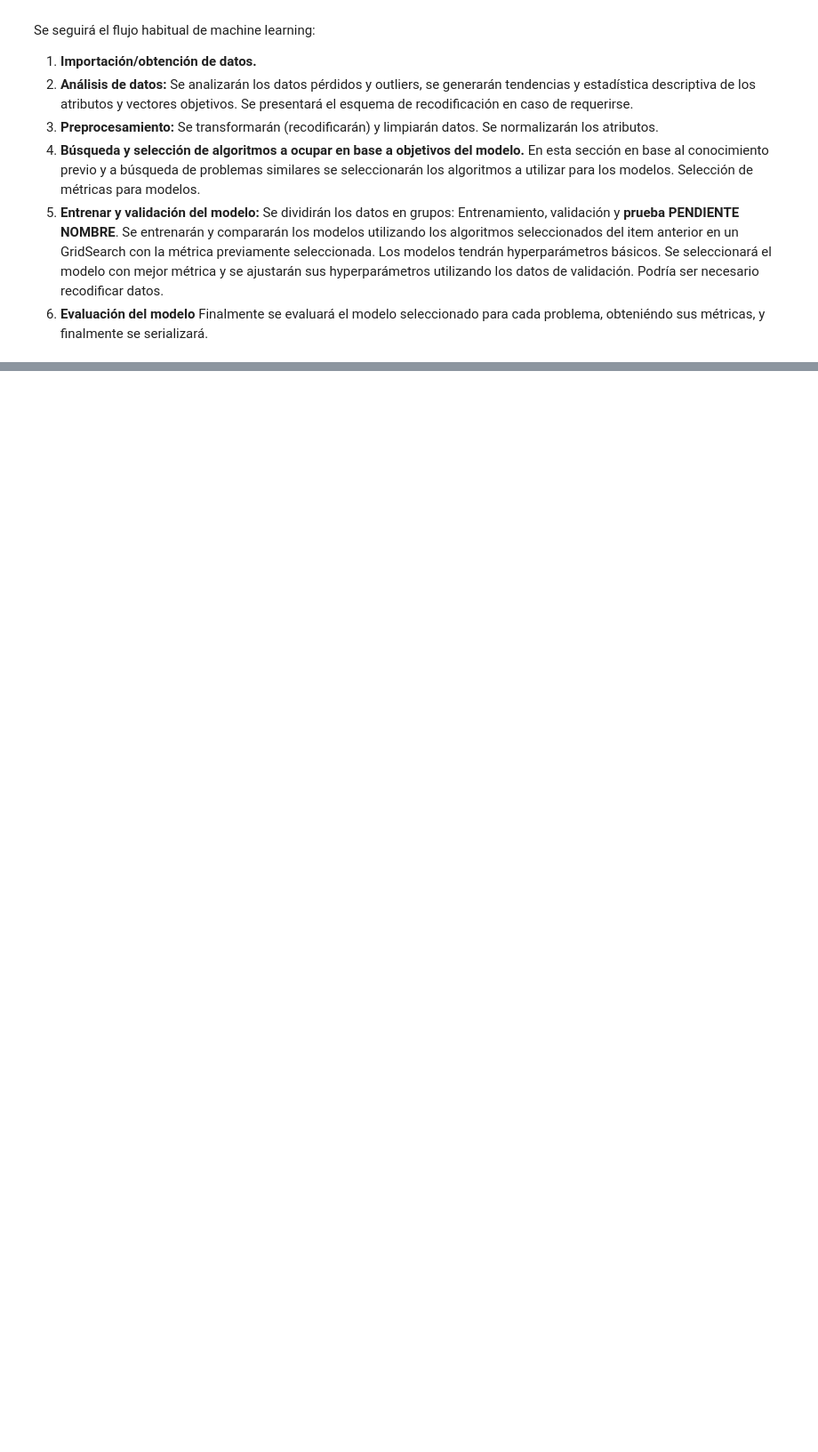
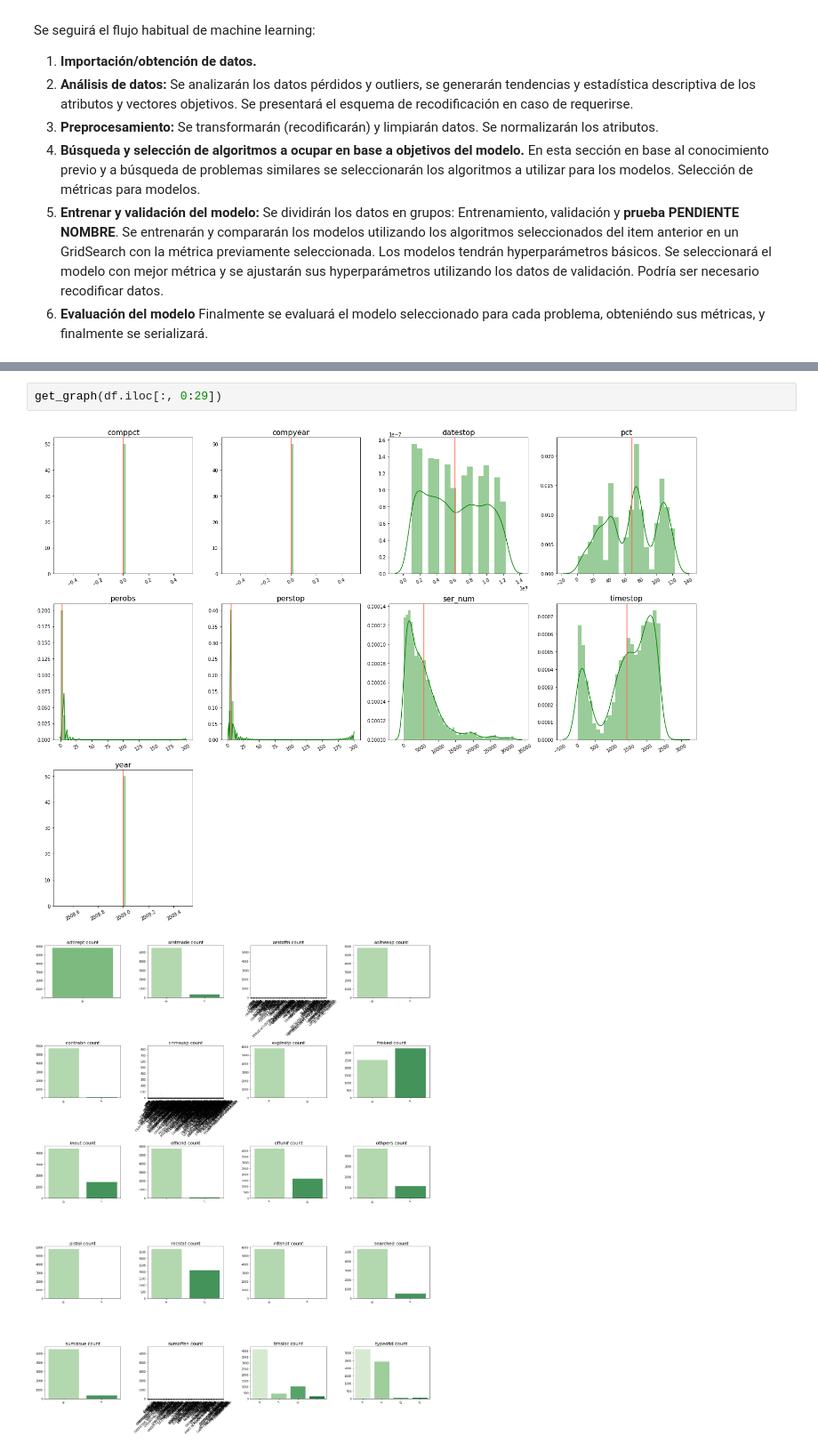
Before and after one commit to danoffn/Data-Science, a Jupyter notebook: 3 - Machine Learning/Prueba/Prueba2/Prueba 2 - Analizado los crímenes en la Ciudad de Nueva York.ipynb, the cells around one changed output, grey strips where cells are left out. Shown at 89% size. Cells and saved outputs as stored; diff of their text form; blank space fills up the shorter version.

```diff
--- a/3 - Machine Learning/Prueba/Prueba2/Prueba 2 - Analizado los crímenes en la Ciudad de Nueva York.ipynb
+++ b/3 - Machine Learning/Prueba/Prueba2/Prueba 2 - Analizado los crímenes en la Ciudad de Nueva York.ipynb
@@ -41,0 +167,5 @@ Finalmente se evaluará el modelo seleccionado para cada problema, obteniéndo s
+# %%
+get_graph(df.iloc[:, 0:29])
+# %% [output]
+[figure, added]
+[figure, added]
```
Also changed, not shown: parts of 14 cells of this notebook, 2 other files.
